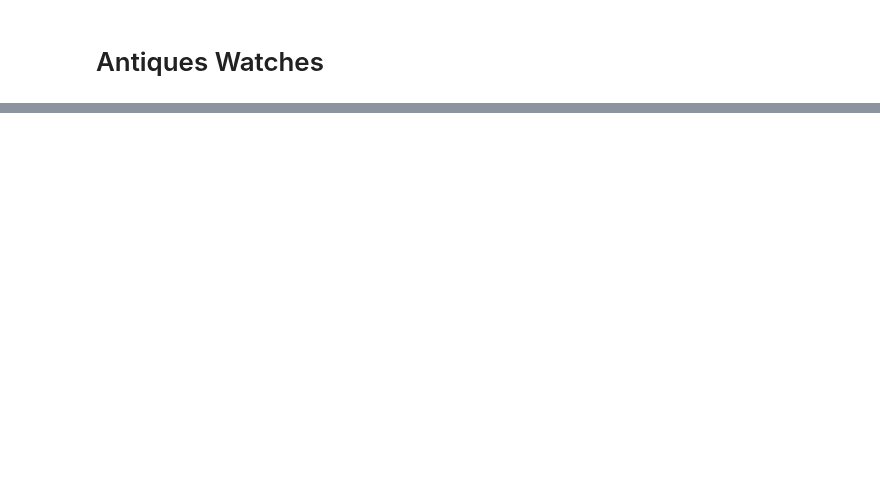
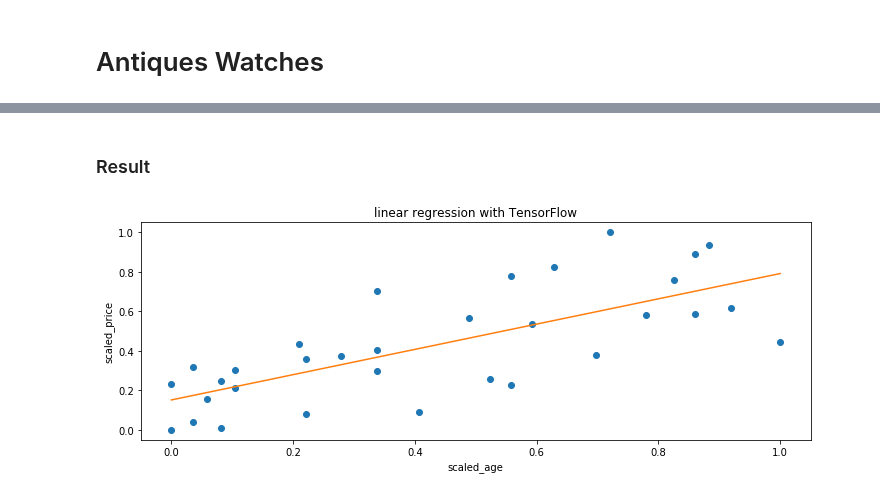
Before and after one commit to Codutie/tensorflow-tutorials, a Jupyter notebook: simple_linear_regression.ipynb, the cells around one changed output, grey strips where cells are left out. Saved outputs shown, nothing was run; the diff lists cells and outputs as text; code cells hidden in the pictures; blank space fills up the shorter version.

```diff
--- a/simple_linear_regression.ipynb
+++ b/simple_linear_regression.ipynb
@@ -26,0 +119,4 @@ NameError: name 'wd' is not defined
+# %%
+W = tf.Variable(tf.zeros([1]))
+b = tf.Variable(tf.zeros([1]))
+y = W * np.asarray(df.scaled_age) + b
@@ -26,0 +125,4 @@ NameError: name 'wd' is not defined
+# %%
+loss = tf.reduce_mean(tf.square(y - np.asarray(df.scaled_price)))
+optimizer = tf.train.GradientDescentOptimizer(0.001)
+train = optimizer.minimize(loss)
@@ -26,0 +131,7 @@ NameError: name 'wd' is not defined
+# %%
+# initializing the variables
+init = tf.global_variables_initializer()
+
+# starting the session session
+sess = tf.Session()
+sess.run(init)
@@ -26,0 +150,14 @@ NameError: name 'wd' is not defined
+# %% [markdown]
+### Result
+# %%
+x_test = df.scaled_age
+y_test = sess.run(W) * x_test + sess.run(b)
+
+plt.figure(1, figsize=(12,4))
+plt.plot(df.scaled_age, df.scaled_price,'o', x_test, y_test)
+plt.title('linear regression with TensorFlow')
+plt.xlabel('scaled_age')
+plt.ylabel('scaled_price')
+plt.show()
+# %% [output]
+[figure, added]
```
Also changed, not shown: parts of 26 cells of this notebook.
